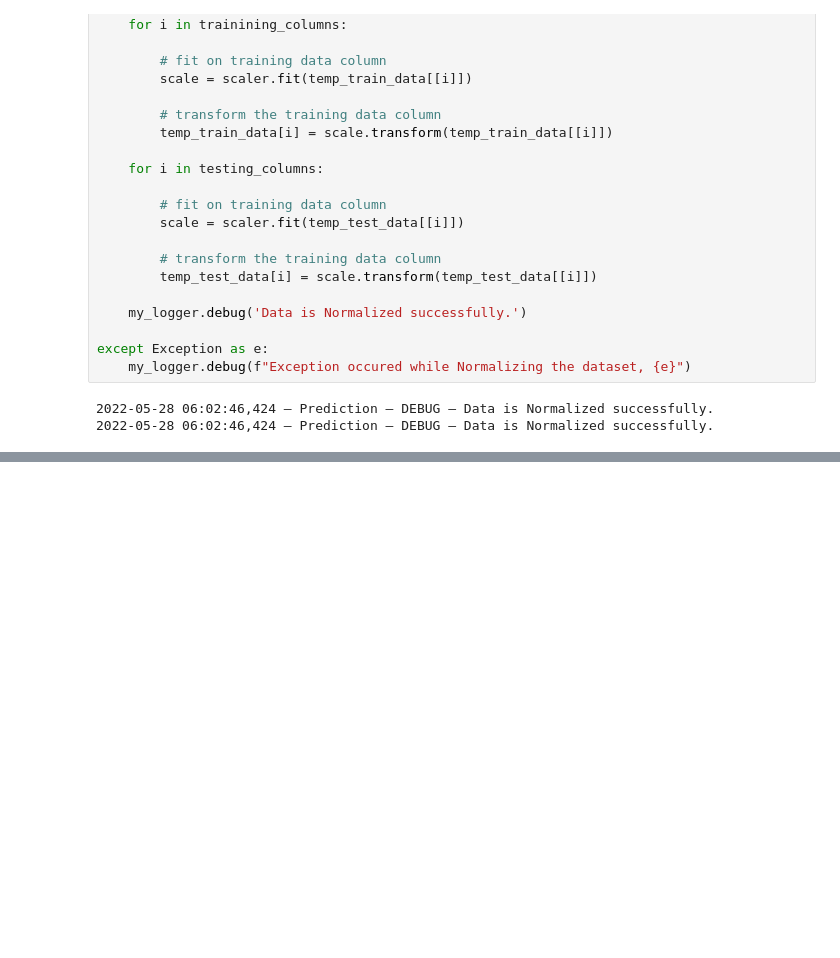
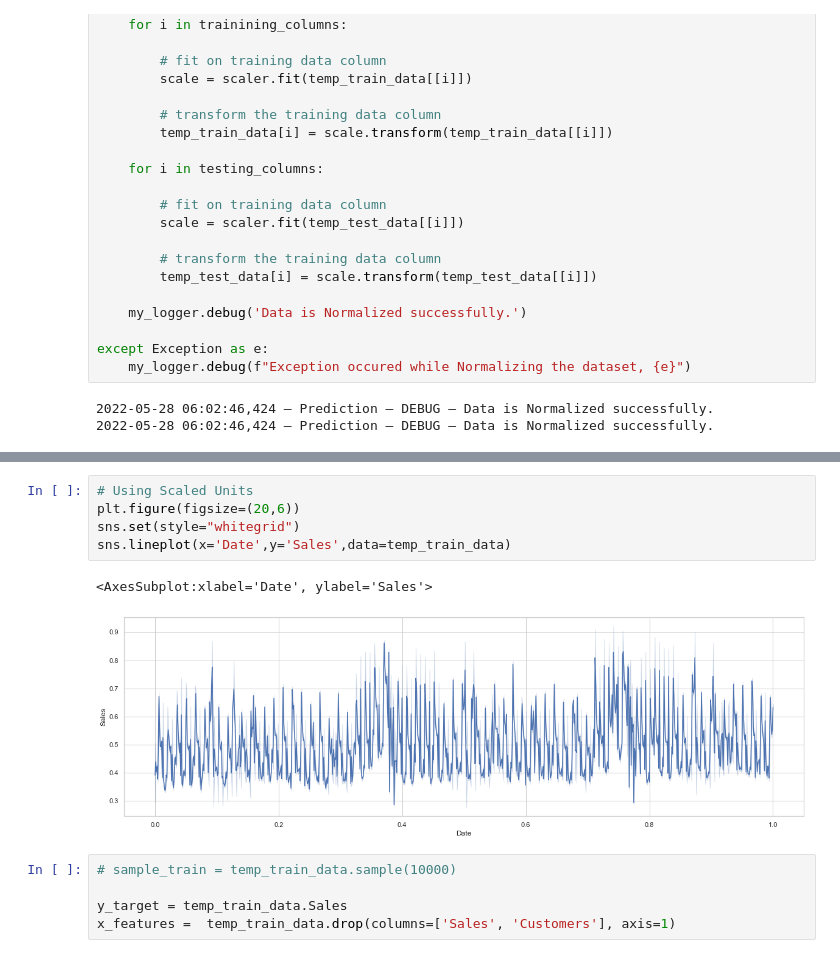
Before and after one commit to bkget/Pharmaceutical-Sales-Prediction, a Jupyter notebook: notebooks/3.ml_prediction.ipynb, the cells around one changed output, grey strips where cells are left out. Cells and saved outputs as stored; diff of their text form; blank space fills up the shorter version.

```diff
--- a/notebooks/3.ml_prediction.ipynb
+++ b/notebooks/3.ml_prediction.ipynb
@@ -101,0 +114,13 @@ except Exception as e:
+# %%
+# Using Scaled Units
+plt.figure(figsize=(20,6))
+sns.set(style="whitegrid")
+sns.lineplot(x='Date',y='Sales',data=temp_train_data)
+# %% [output]
+<AxesSubplot:xlabel='Date', ylabel='Sales'>
+[figure, added]
+# %%
+# sample_train = temp_train_data.sample(10000)
+
+y_target = temp_train_data.Sales
+x_features =  temp_train_data.drop(columns=['Sales', 'Customers'], axis=1)
```
Also changed, not shown: parts of 3 cells of this notebook.
